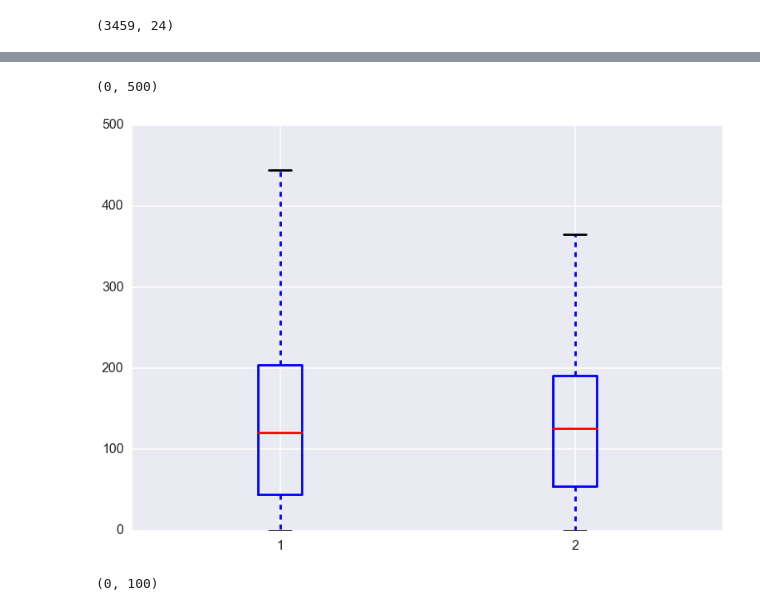
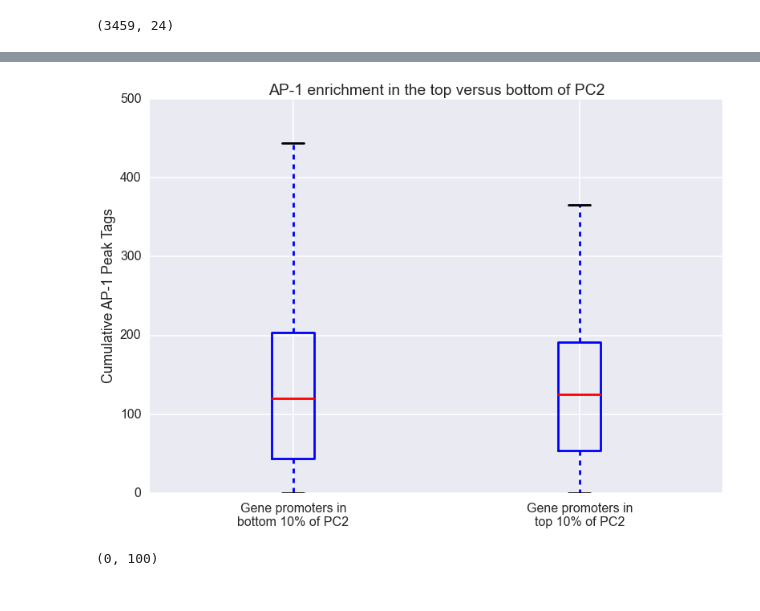
Before and after one commit to karmel/and-tcr-affinity, a Jupyter notebook: andtcr/rna/unsupervised/pca_ap1_correlation.ipynb, the cells around one changed output, grey strips where cells are left out. Cells and saved outputs as stored; diff of their text form; code cells hidden in the pictures.

```diff
--- a/andtcr/rna/unsupervised/pca_ap1_correlation.ipynb
+++ b/andtcr/rna/unsupervised/pca_ap1_correlation.ipynb
@@ -75,12 +92,23 @@ plt.ylim([0,500])
 # %%
 # Box plots of top versus bottom.
 pca_ap1_sorted = pca_ap1.sort('pc2')
 ten_pct = len(pca_ap1)//10
-plt.boxplot([pca_ap1_sorted[:ten_pct]['ap1'], pca_ap1_sorted[9*ten_pct:]['ap1']])
+plt.boxplot([pca_ap1_sorted[:ten_pct]['ap1'],
+             pca_ap1_sorted[9*ten_pct:]['ap1']])
 plt.ylim([0,500])
+
+plt.ylabel('Cumulative AP-1 Peak Tags')
+plt.xticks([1,2],
+           ['Gene promoters in\nbottom 10% of PC2',
+            'Gene promoters in\ntop 10% of PC2',])
+
+title = 'AP-1 enrichment in the top versus bottom of PC2'
+plt.title(title)
+
+plt.savefig('figures/{}.png'.format(title.replace(' ','_')),
+            bbox_inches='tight')
 # %% [output]
-(0, 500)
-[figure, old version]
+[figure, new version]
 # %%
 # Box plots of top versus bottom.
 pca_ap1_sorted = pca_ap1.sort('pc1')
```
Also changed, not shown: parts of 2 cells of this notebook, 6 other files.
